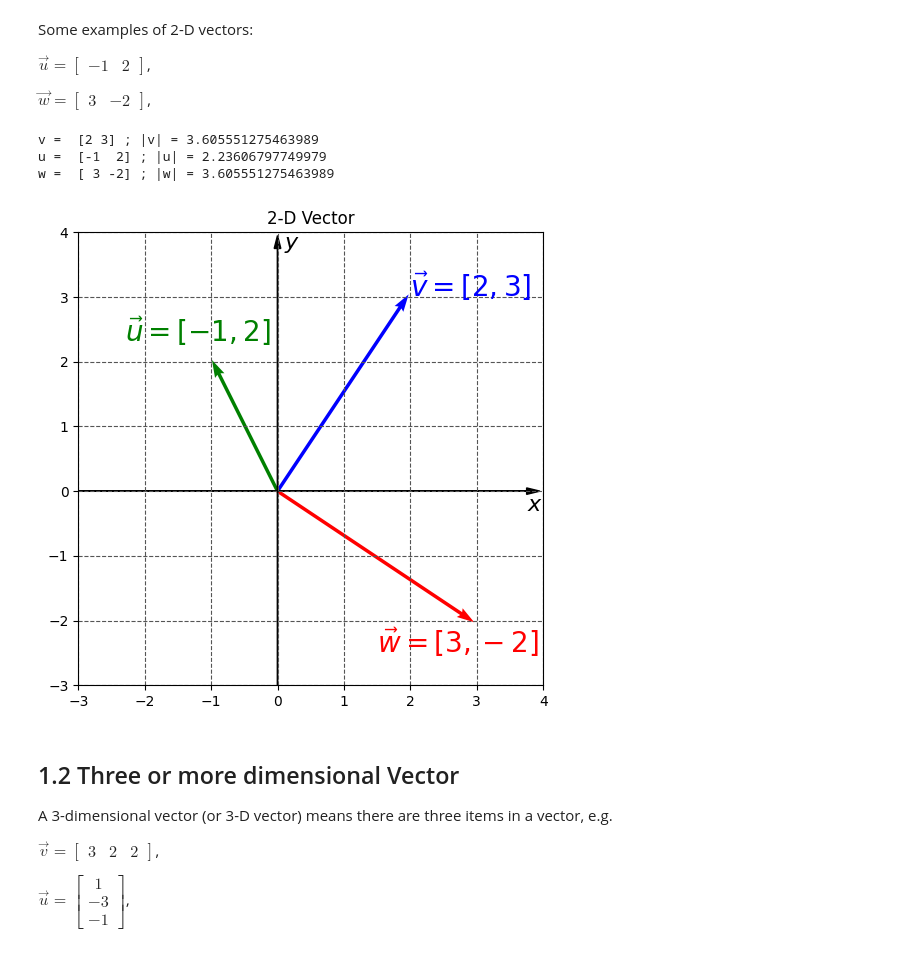
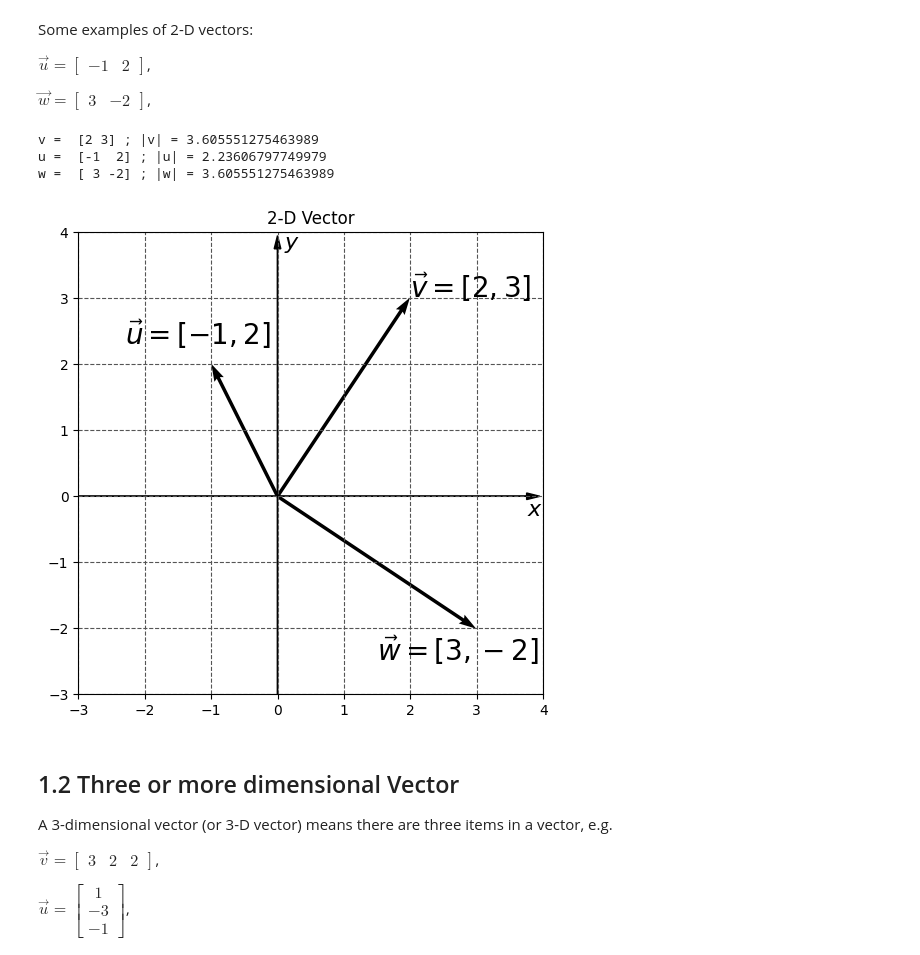
Before and after one commit to jchen8000/MLDLWithPython, a Jupyter notebook: 3_01_Linear_Algebra/Vectors.ipynb, the cells around one changed output. Drawn from its saved outputs; the diff is of its cells as text; code cells hidden in the pictures.

```diff
--- a/3_01_Linear_Algebra/Vectors.ipynb
+++ b/3_01_Linear_Algebra/Vectors.ipynb
@@ -65,39 +65,39 @@ $\vec{w} = \begin{bmatrix}3&-2\end{bmatrix}$,
 # %%
 v = np.array([2,3])
 u = np.array([-1,2])
 w = np.array([3,-2])
 print("v = ", v, "; |v| =", np.linalg.norm(v) )
 print("u = ", u, "; |u| =", np.linalg.norm(u) )
 print("w = ", w, "; |w| =", np.linalg.norm(w) )
 
 # Creating plot
 fig = plt.figure(figsize=(6,6))
 plt.title('2-D Vector')
-plt.quiver(*origin, *v, color='b', units='xy', scale=1)
-plt.text(*v, r'$\vec{v} = [2,3]$', fontsize=20, color='b')
-plt.quiver(*origin, *u, color='g', units='xy', scale=1)
-plt.text(*u+[-1.3,0.3], r'$\vec{u} = [-1,2]$', fontsize=20, color='g')
-plt.quiver(*origin, *w, color='r', units='xy', scale=1)
-plt.text(*w+[-1.5,-0.5], r'$\vec{w} = [3,-2]$', fontsize=20, color='r')
+plt.quiver(*origin, *v, color='k', units='xy', scale=1)
+plt.text(*v, r'$\vec{v} = [2,3]$', fontsize=20, color='k')
+plt.quiver(*origin, *u, color='k', units='xy', scale=1)
+plt.text(*u+[-1.3,0.3], r'$\vec{u} = [-1,2]$', fontsize=20, color='k')
+plt.quiver(*origin, *w, color='k', units='xy', scale=1)
+plt.text(*w+[-1.5,-0.5], r'$\vec{w} = [3,-2]$', fontsize=20, color='k')
 
 # x-lim and y-lim
 plt.xlim(-3, 4)
 plt.ylim(-3, 4)
 plt.arrow(-3, 0, 6.75, 0, head_width=0.1, head_length=0.2, fc='k', ec='k')
 plt.arrow(0, -3, 0, 6.75, head_width=0.1, head_length=0.2, fc='k', ec='k')
 plt.text(0.1, 3.75, r"$y$", fontsize=16)
 plt.text(3.75, -0.3, r'$x$', fontsize=16)
 
 # Show plot with grid
 plt.grid(which='major', color='#555555', linestyle='--')
 # plt.grid(which='minor', color='#555555', linestyle=':')
 plt.savefig("vector_2d_plot.svg", format="svg", dpi=300, bbox_inches='tight')
 plt.show()
 # %% [output]
 v =  [2 3] ; |v| = 3.605551275463989
 u =  [-1  2] ; |u| = 2.23606797749979
 w =  [ 3 -2] ; |w| = 3.605551275463989
-[figure, old version]
+[figure, new version]
 # %% [markdown]
 ## 1.2 Three or more dimensional Vector
 A 3-dimensional vector (or 3-D vector) means there are three items in a vector, e.g.
```
Also changed, not shown: parts of 8 cells of this notebook.
